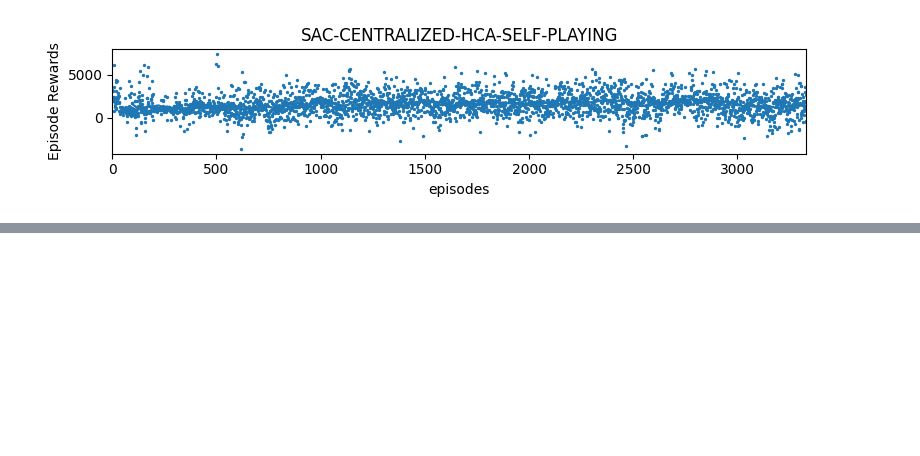
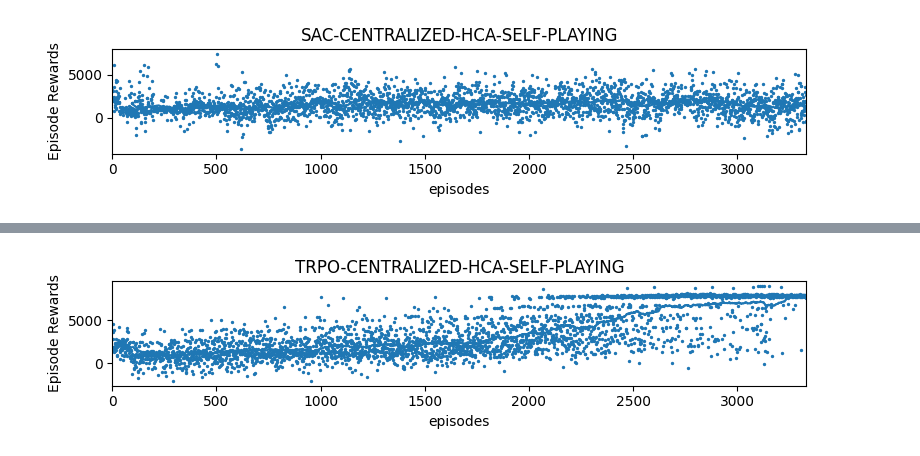
Before and after one commit to TheShenk/hai-nonconflict-action-learning, a Jupyter notebook: experiments.ipynb, the cells around one changed output, grey strips where cells are left out. Saved outputs shown, nothing was run; the diff lists cells and outputs as text; code cells hidden in the pictures; blank space fills up the shorter version.

```diff
--- a/experiments.ipynb
+++ b/experiments.ipynb
@@ -1628,0 +1866,6 @@ display.clear_output(wait=True)
+# %%
+results_plotter.plot_results([log_dir], timesteps, results_plotter.X_EPISODES, ALGORITHM_NAME.upper())
+display.display(plt.gcf())
+display.clear_output(wait=True)
+# %% [output]
+[figure, added]
```
Also changed, not shown: parts of 18 cells of this notebook, 2 other files.
